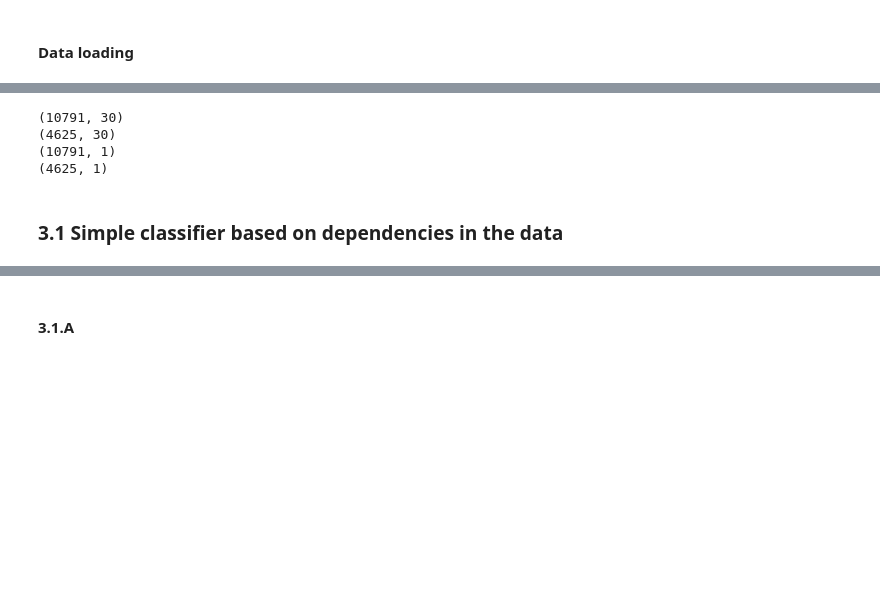
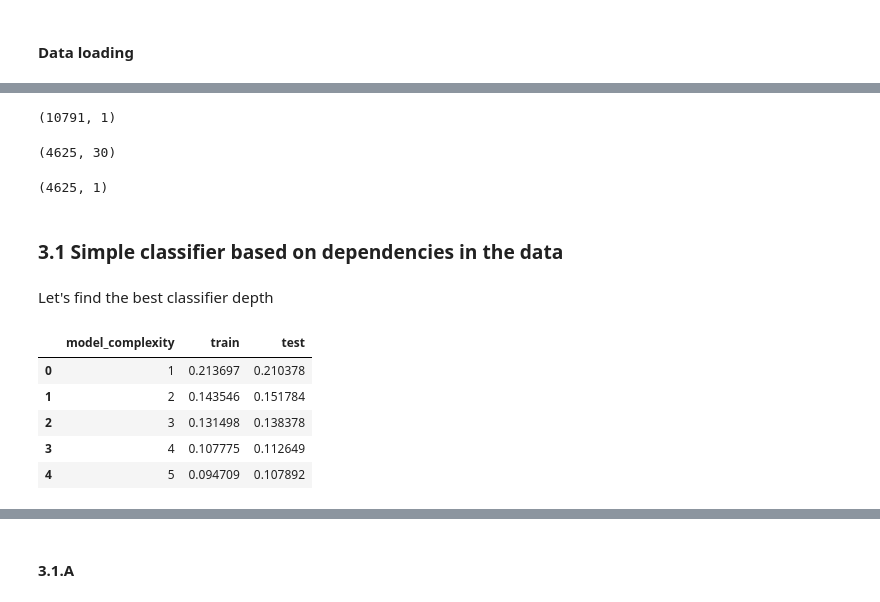
Before and after one commit to justAnArthur/iau-quest, a Jupyter notebook: 03.ipynb, the cells around one changed output, grey strips where cells are left out. Drawn from its saved outputs; the diff is of its cells as text; code cells hidden in the pictures; blank space fills up the shorter version.

```diff
--- a/03.ipynb
+++ b/03.ipynb
@@ -17,19 +25,48 @@ from sklearn.svm import SVC
+# %%
+train_mwra = pd.read_csv('train_mwra.csv')
+print(train_mwra.shape)
+# %% [output]
+(10791, 1)
+# %%
+test_data = pd.read_csv('test_data.csv')
+print(test_data.shape)
+# %% [output]
+(4625, 30)
 # %%
-# Загрузка обработанных данных
-train_data = pd.read_csv('train_data.csv')
-train_mwra = pd.read_csv('train_mwra.csv')
-test_data = pd.read_csv('test_data.csv')
 test_mwra = pd.read_csv('test_mwra.csv')
-
-# Проверим структуру данных
-print(train_data.shape)
-print(test_data.shape)
-print(train_mwra.shape)
 print(test_mwra.shape)
 # %% [output]
-(10791, 30)
-(4625, 30)
-(10791, 1)
 (4625, 1)
 # %% [markdown]
 ### 3.1 Simple classifier based on dependencies in the data
+# %% [markdown]
+Let's find the best classifier depth
+# %%
+results = []
+estimators = []
+
+for i in range(1, train_data.shape[1] + 1):
+    row = {'model_complexity': i}
+
+    clf = DecisionTreeClassifier(max_depth=i, criterion='entropy', random_state=42)
+
+    clf.fit(train_data, train_mwra.values.ravel())
+    pred_train = clf.predict(train_data)
+
+    row['train'] = 1 - accuracy_score(train_mwra, pred_train)
+
+    pred_test = clf.predict(test_data)
+    row['test'] = 1 - accuracy_score(test_mwra, pred_test)
+
+    results.append(row)
+    estimators.append(clf)
+
+complexity_df = pd.DataFrame(results)
+complexity_df.head()
+# %% [output]
+|  | model_complexity | train | test |
+| 0 | 1 | 0.213697 | 0.210378 |
+| 1 | 2 | 0.143546 | 0.151784 |
+| 2 | 3 | 0.131498 | 0.138378 |
+| 3 | 4 | 0.107775 | 0.112649 |
+| 4 | 5 | 0.094709 | 0.107892 |
```
Also changed, not shown: parts of 31 cells of this notebook.
